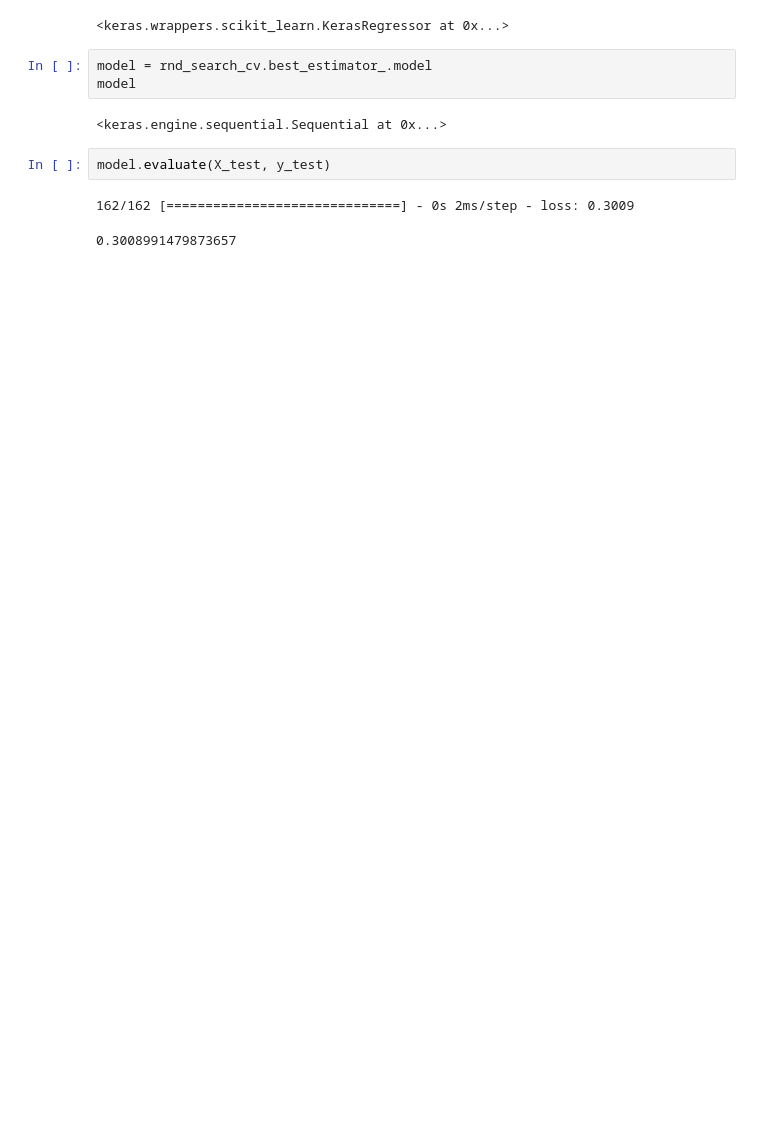
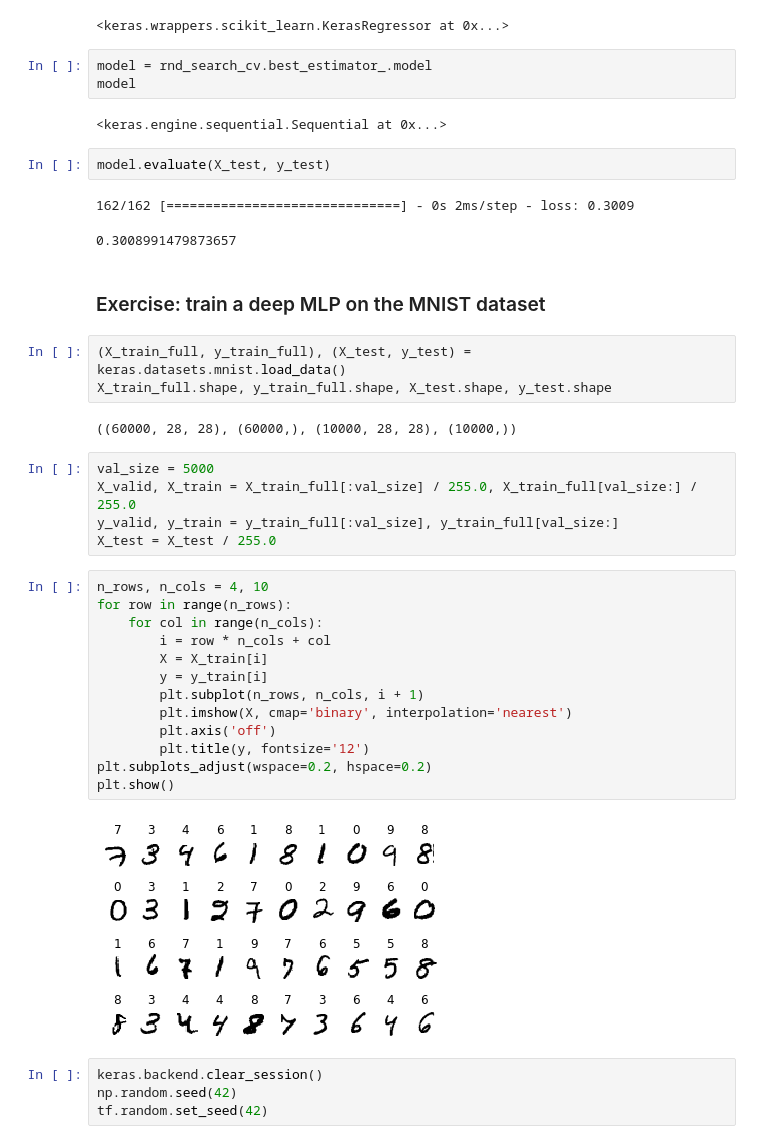
Before and after one commit to dongdong/tf-codes, a Jupyter notebook: HOML-codes/c10_neural_nets_with_keras.ipynb, the cells around one changed output. Cells and saved outputs as stored; diff of their text form; blank space fills up the shorter version.

```diff
--- a/HOML-codes/c10_neural_nets_with_keras.ipynb
+++ b/HOML-codes/c10_neural_nets_with_keras.ipynb
@@ -1078,3 +1078,34 @@ model.evaluate(X_test, y_test)
 # %% [output]
 162/162 [==============================] - 0s 2ms/step - loss: 0.3009
 0.3008991479873657
+# %% [markdown]
+### Exercise: train a deep MLP on the MNIST dataset
+# %%
+(X_train_full, y_train_full), (X_test, y_test) = keras.datasets.mnist.load_data()
+X_train_full.shape, y_train_full.shape, X_test.shape, y_test.shape
+# %% [output]
+((60000, 28, 28), (60000,), (10000, 28, 28), (10000,))
+# %%
+val_size = 5000
+X_valid, X_train = X_train_full[:val_size] / 255.0, X_train_full[val_size:] / 255.0
+y_valid, y_train = y_train_full[:val_size], y_train_full[val_size:]
+X_test = X_test / 255.0
+# %%
+n_rows, n_cols = 4, 10
+for row in range(n_rows):
+    for col in range(n_cols):
+        i = row * n_cols + col
+        X = X_train[i]
+        y = y_train[i]
+        plt.subplot(n_rows, n_cols, i + 1)
+        plt.imshow(X, cmap='binary', interpolation='nearest')
+        plt.axis('off')
+        plt.title(y, fontsize='12')
+plt.subplots_adjust(wspace=0.2, hspace=0.2)
+plt.show()
+# %% [output]
+[figure, added]
+# %%
+keras.backend.clear_session()
+np.random.seed(42)
+tf.random.set_seed(42)
```
Also changed, not shown: parts of 9 cells of this notebook, 1 other file.
